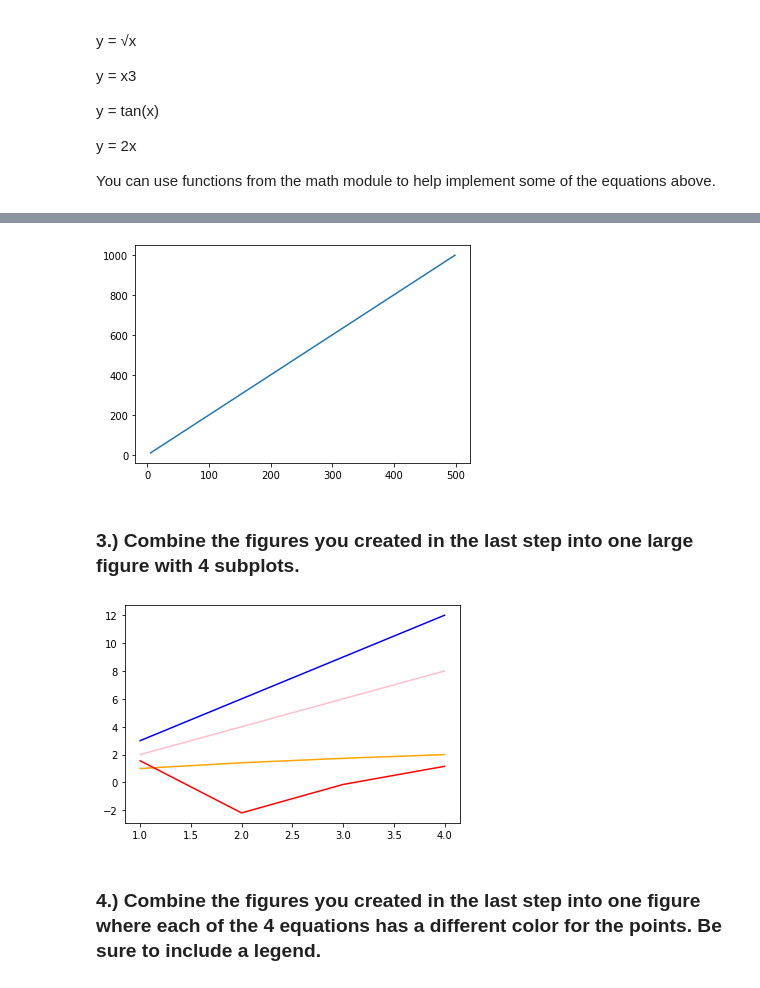
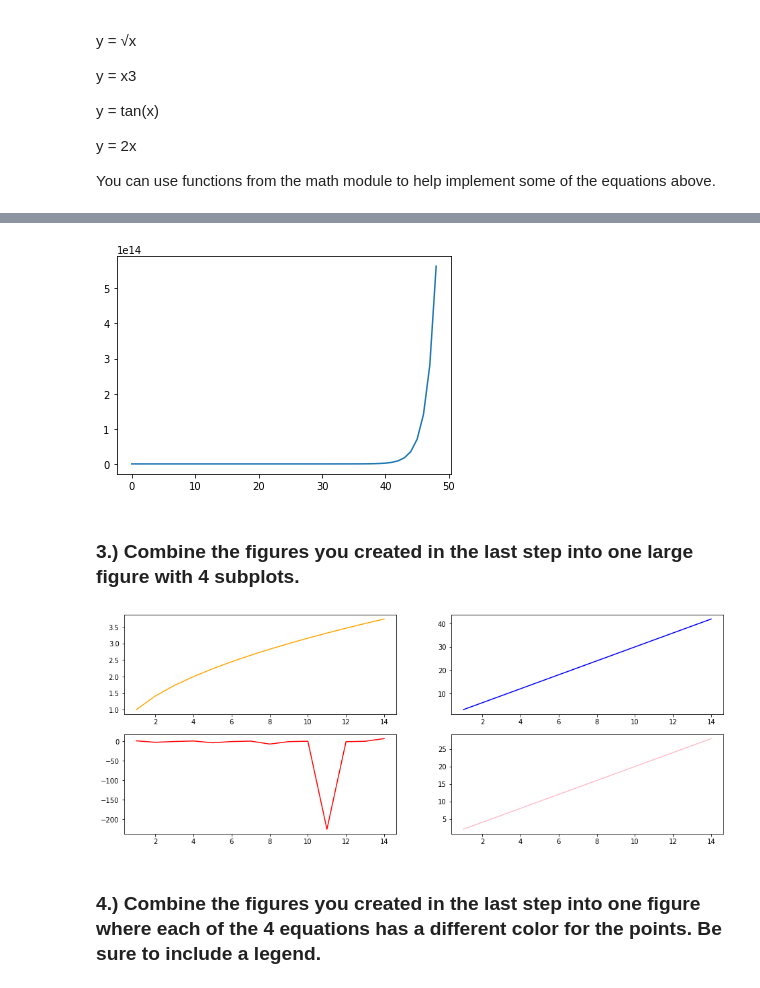
Before and after one commit to jivemachine/python-exercises, a Jupyter notebook: 4.8.2_matplotlib_exercises.ipynb, the cells around one changed output, grey strips where cells are left out. Saved outputs shown, nothing was run; the diff lists cells and outputs as text; code cells hidden in the pictures.

```diff
--- a/4.8.2_matplotlib_exercises.ipynb
+++ b/4.8.2_matplotlib_exercises.ipynb
@@ -65,29 +65,37 @@ plt.show()
 # %%
-x = range(5,500)
-y = [(x*2) for x in x]
+x = range(1,50)
+y = [2**n for n in x]
 
-plt.plot(x,y)
+plt.plot(y)
 plt.show()
 # %% [output]
-[figure, old version]
+[figure, new version]
 # %% [markdown]
 ### 3.) Combine the figures you created in the last step into one large figure with 4 subplots.
 # %%
-import math
-x = range(1,5)
+plt.figure(figsize=(16, 6))
+x = range(1,15)
 
 y1 = [(math.sqrt(x)) for x in x]
 y2 = [(x * 3) for x in x]
 y3 = [math.tan(n) for n in x]
 y4 = [(x*2) for x in x]
 
+
+plt.subplot(221)
 plt.plot(x, y1, c="Orange")
+
+plt.subplot(222)
 plt.plot(x, y2, c="blue")
+
+plt.subplot(223)
 plt.plot(x, y3, c="red")
+
+plt.subplot(224)
 plt.plot(x, y4, c="pink")
 plt.show()
 # %% [output]
-[figure, old version]
+[figure, new version]
 # %% [markdown]
 ### 4.) Combine the figures you created in the last step into one figure where each of the 4 equations has a different color for the points. Be sure to include a legend.
 # %%
```
Also changed, not shown: parts of 5 cells of this notebook, 2 other files.
